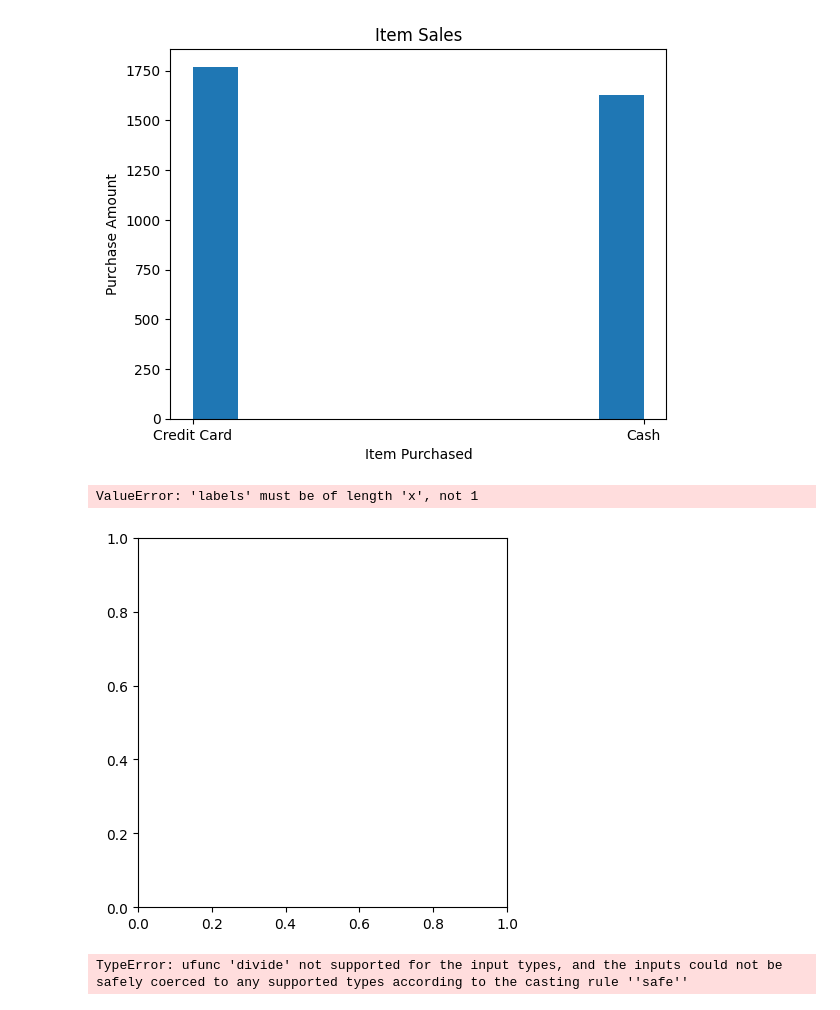
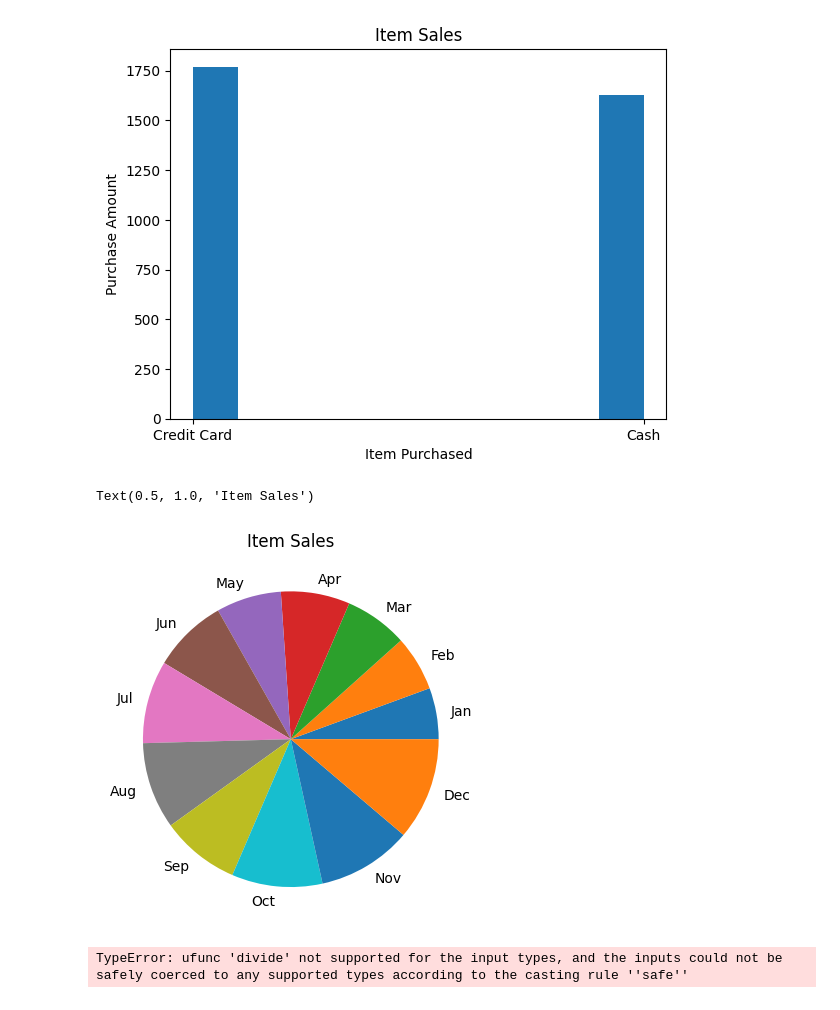
Before and after one commit to T-REX-C0DER/Data-Visualization-with-Python, a Jupyter notebook: Matplotlib.ipynb, the cells around one changed output. Saved outputs shown, nothing was run; the diff lists cells and outputs as text; code cells hidden in the pictures.

```diff
--- a/Matplotlib.ipynb
+++ b/Matplotlib.ipynb
@@ -99,11 +99,11 @@ plt.ylabel("Purchase Amount")
 Text(0, 0.5, 'Purchase Amount')
 [figure]
 # %%
-plt.pie(sales_data["Purchase Amount (USD)"] , labels=["Item Purchased"])
+plt.pie(df["Sales_2025"] , labels = df["Month"])
 plt.title("Item Sales")
 # %% [output]
-ValueError: 'labels' must be of length 'x', not 1
+Text(0.5, 1.0, 'Item Sales')
-[figure, old version]
+[figure, new version]
 # %%
 plt.boxplot(sales_data["Item Purchased"] , sales_data["Purchase Amount (USD)"])
 plt.title("Item Sales")
```
Also changed, not shown: parts of 1 cell of this notebook.
